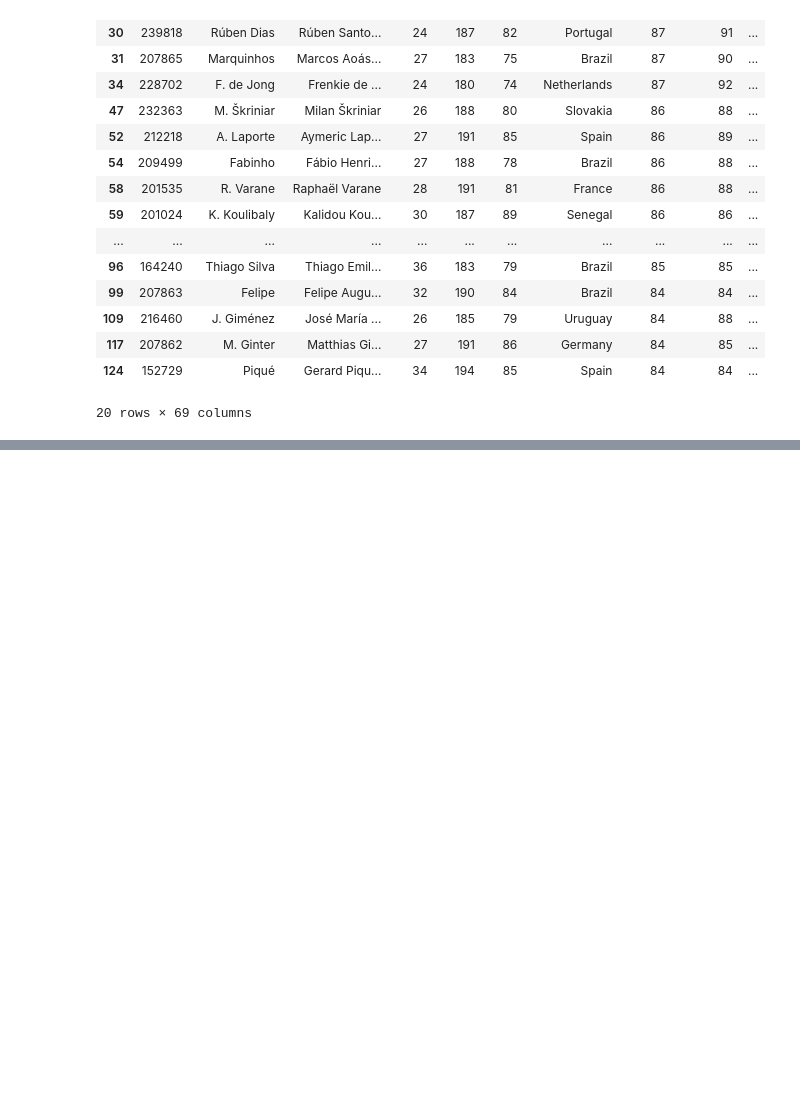
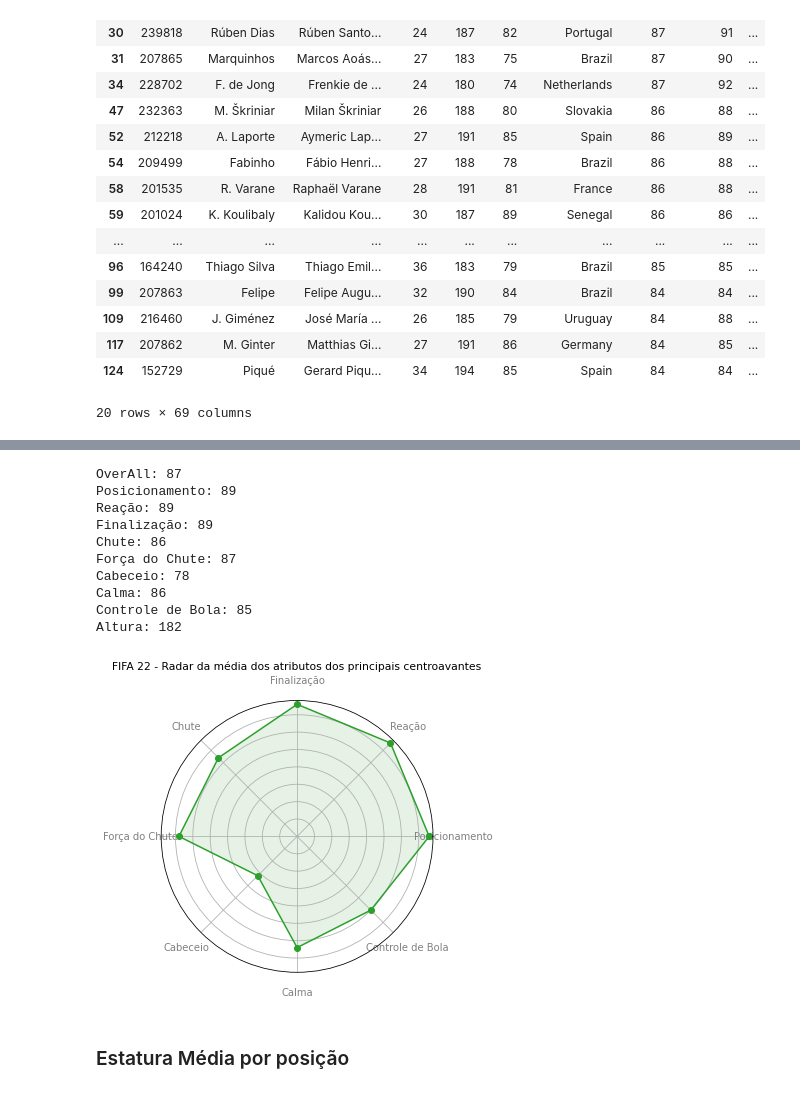
Before and after one commit to leovasc5/exploratory-analysis-of-FIFA-22-data, a Jupyter notebook: curiosidades.ipynb, the cells around one changed output, grey strips where cells are left out. Cells and saved outputs as stored; diff of their text form; code cells hidden in the pictures; blank space fills up the shorter version.

```diff
--- a/curiosidades.ipynb
+++ b/curiosidades.ipynb
@@ -802,14 +473,0 @@ Centroavante: 1.83 m
-# %%
-valores = []
-n = 0
-
-for i in clubes:
-    valores.append(df.loc[df.clube == i].valor_euro.sum())
-
-for j in clubes:
-    print(j+ str(': $' + format(valores[n], ',.2f')+'\n'))
-    n+=1
-
-plt.title('Valor de Elenco dos TOP 10 UEFA')
-plt.bar(times, precos)
-plt.show()
@@ -838,0 +729,29 @@ Manchester United: $1,008,730,000.00
+# %%
+atributos = ['OverAll', 'Posicionamento', 'Reação', 'Finalização', 'Chute', 'Força do Chute', 'Cabeceio', 'Calma', 'Controle de Bola']
+colunas = ['overall', 'posicionamento', 'reacao', 'finalizacao', 'chute_total', 'forca_chute', 'cabeceio', 'calma', 'controle_bola']
+valores = []
+n = 0
+
+for i in colunas:
+    valores.append(int(temp[i].mean()))
+
+for j in atributos:
+    print(j+': '+ str(valores[n]))
+    n+=1
+
+print('Altura: ' + str(int(temp['altura'].mean())))
+graf = radar('FIFA 22 - Radar da média dos atributos dos principais centroavantes', valores, atributos)
+# %% [output]
+OverAll: 87
+Posicionamento: 89
+Reação: 89
+Finalização: 89
+Chute: 86
+Força do Chute: 87
+Cabeceio: 78
+Calma: 86
+Controle de Bola: 85
+Altura: 182
+[figure, added]
+# %% [markdown]
+### Estatura Média por posição
```
Also changed, not shown: parts of 47 cells of this notebook.
